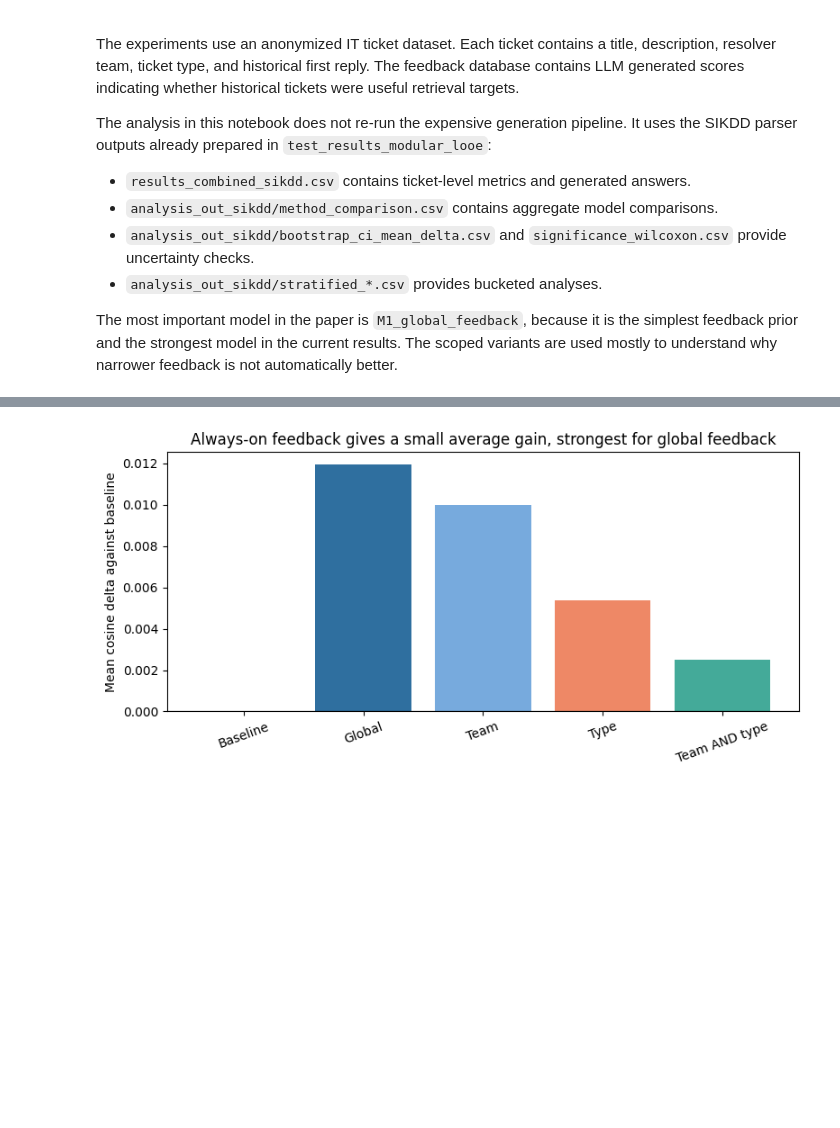
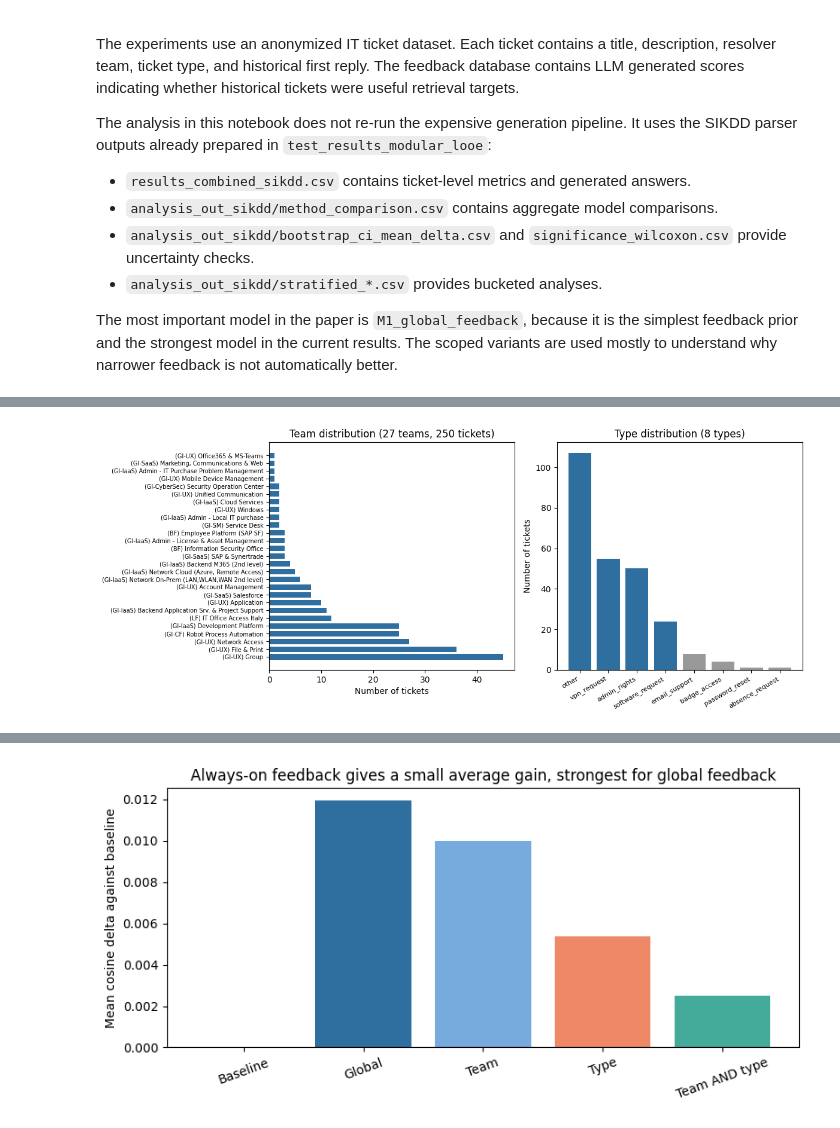
Before and after one commit to domen-jersek/SIKDD-RAG-Feedback-reinforced-learning, a Jupyter notebook: SIKDD_2026_exploratory_feedback_paper_draft.ipynb, the cells around one changed output, grey strips where cells are left out. Cells and saved outputs as stored; diff of their text form; code cells hidden in the pictures; blank space fills up the shorter version.

```diff
--- a/SIKDD_2026_exploratory_feedback_paper_draft.ipynb
+++ b/SIKDD_2026_exploratory_feedback_paper_draft.ipynb
@@ -68,0 +76,25 @@ combined.shape, combined["method"].value_counts().sort_index()
+# %%
+# Team and type distributions (using baseline rows, one per ticket)
+baseline = combined[combined["method"].eq("baseline")].copy()
+
+fig, axes = plt.subplots(1, 2, figsize=(12, 5))
+
+# Team distribution
+team_counts = baseline["team"].value_counts()
+axes[0].barh(range(len(team_counts)), team_counts.values, color="#2f6f9f", height=0.7)
+axes[0].set_yticks(range(len(team_counts)))
+axes[0].set_yticklabels(team_counts.index, fontsize=7)
+axes[0].set_xlabel("Number of tickets")
+axes[0].set_title(f"Team distribution ({len(team_counts)} teams, 250 tickets)")
+
+# Type distribution
+type_counts = baseline["type"].value_counts()
+colors = np.where(type_counts.values >= 10, "#2f6f9f", "#999999")
+axes[1].bar(range(len(type_counts)), type_counts.values, color=colors)
+axes[1].set_xticks(range(len(type_counts)))
+axes[1].set_xticklabels(type_counts.index, rotation=30, ha="right", fontsize=8)
+axes[1].set_ylabel("Number of tickets")
+axes[1].set_title(f"Type distribution ({len(type_counts)} types)")
+plt.tight_layout()
+# %% [output]
+[figure, added]
```
Also changed, not shown: parts of 33 cells of this notebook, 1 other file.
